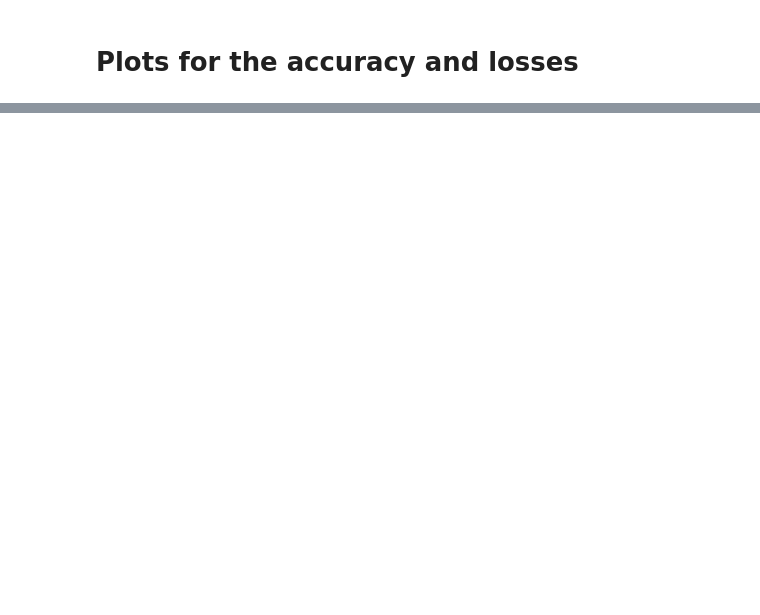
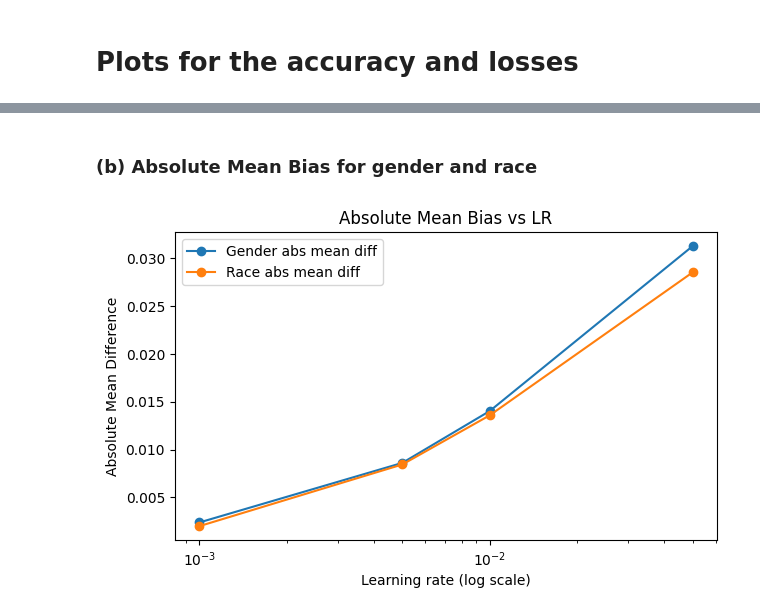
Before and after one commit to Amit-adh/AI-Algorithm-Analysis, a Jupyter notebook: bias_analysis.ipynb, the cells around one changed output, grey strips where cells are left out. Saved outputs shown, nothing was run; the diff lists cells and outputs as text; code cells hidden in the pictures; blank space fills up the shorter version.

```diff
--- a/bias_analysis.ipynb
+++ b/bias_analysis.ipynb
@@ -217,0 +367,14 @@ plt.show()
+# %% [markdown]
+### (b) Absolute Mean Bias for gender and race
+# %%
+plt.figure(figsize=(7,4))
+plt.plot(lrs, gender_abs_mean, marker='o', label="Gender abs mean diff")
+plt.plot(lrs, race_abs_mean, marker='o', label="Race abs mean diff")
+plt.xscale("log")
+plt.xlabel("Learning rate (log scale)")
+plt.ylabel("Absolute Mean Difference")
+plt.title("Absolute Mean Bias vs LR")
+plt.legend()
+plt.show()
+# %% [output]
+[figure, added]
```
Also changed, not shown: parts of 12 cells of this notebook.
